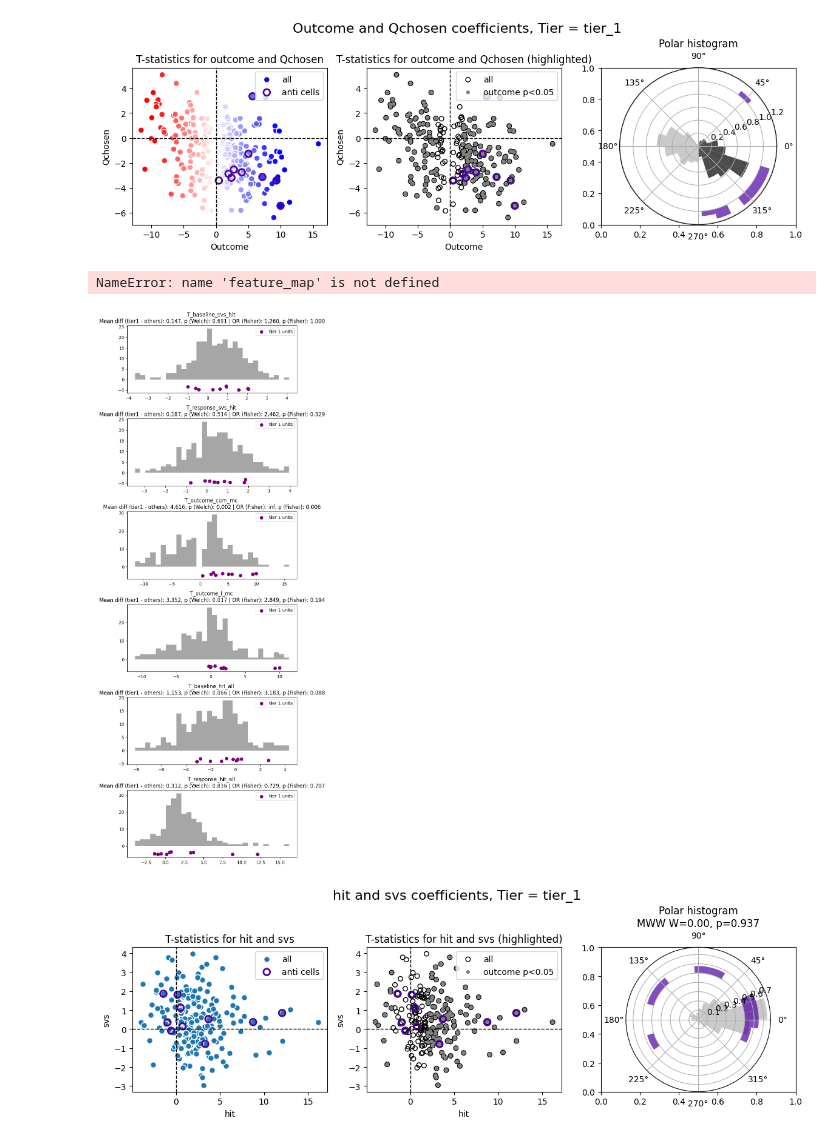
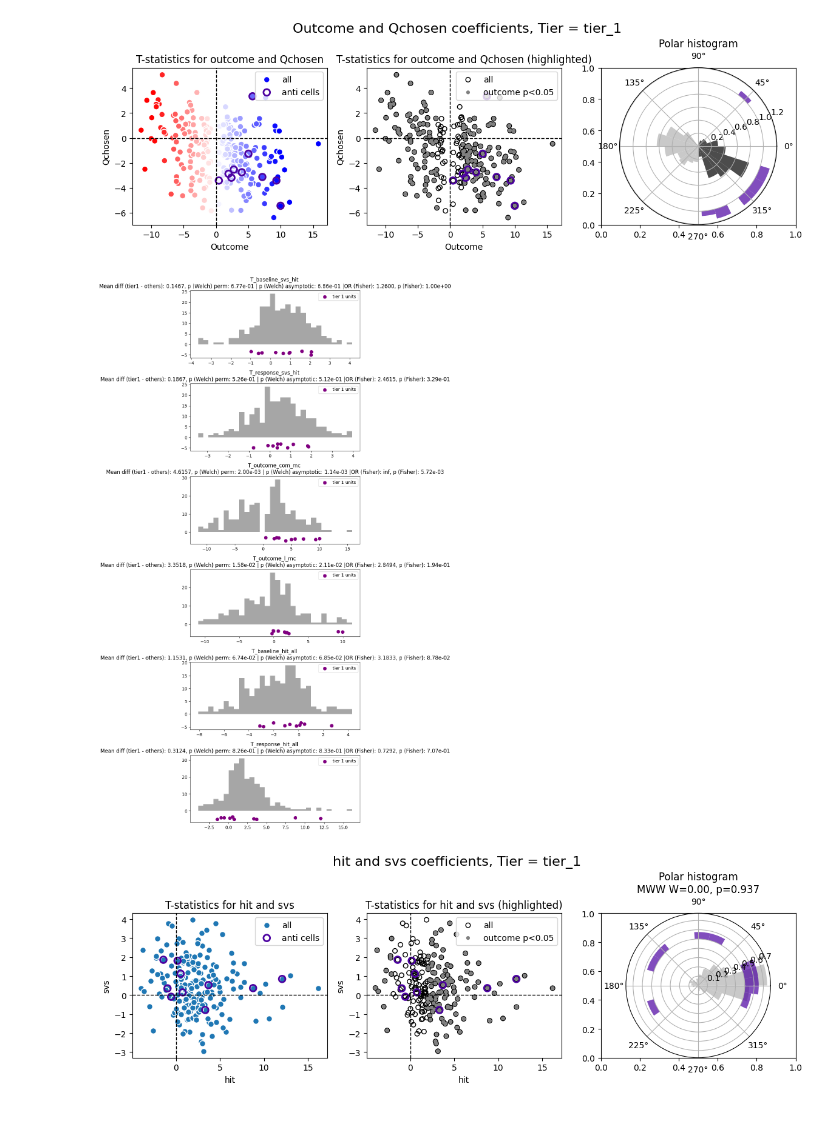
Before and after one commit to AllenNeuralDynamics/aind-beh-ephys-analysis, a Jupyter notebook: code/beh_ephys_analysis/session_combine/manuscript_figures/F_ephys_behavior_action&outcome.ipynb, the cells around one changed output. Saved outputs shown, nothing was run; the diff lists cells and outputs as text; code cells hidden in the pictures.

Commit message:
count

```diff
--- a/code/beh_ephys_analysis/session_combine/manuscript_figures/F_ephys_behavior_action&outcome.ipynb
+++ b/code/beh_ephys_analysis/session_combine/manuscript_figures/F_ephys_behavior_action&outcome.ipynb
@@ -51,6 +52,8 @@ warnings.filterwarnings('ignore')
 # Load data
 # %%
 target_folder = '/root/capsule/scratch/manuscript/F_ephys_beh_action&outcome'
+mesh_file = '/root/capsule/data/LC_percentile_meshes/new_core_mesh.obj'
+mesh_file_old = '/root/capsule/scratch/combined/ccf_maps/20250418_transformed_remesh_10_ccf25.obj'
 if not os.path.exists(target_folder):
     os.makedirs(target_folder)
 # %%
@@ -1150,0 +1168,12 @@ plt.savefig(os.path.join(target_folder, f'{y_val}_vs_{x_val}_color-code_{color_c
+# %%
+fig, axes = plt.subplots(1, 3)
+for plane, ax in zip(planes.keys(), axes):
+    plane_axes = planes[plane]
+    # fill old countour
+    for c in mesh_contours_old[plane]:
+        ax.fill(c[:, 0], c[:, 1], color='lightgray', alpha=0.7, linewidth=0)
+
+    ax.scatter(mesh_vertices_mm[:, plane_axes[0]], mesh_vertices_mm[:, plane_axes[1]], s=0.1, color='black', edgecolor = 'none')
+    ax.set_aspect('equal')
+plt.tight_layout()
+fig.savefig(os.path.join(target_folder, 'old_vs_new_mesh_projection.pdf'))
@@ -1271,9 +1296,9 @@ for ind, feature, colormap in zip(range(len(feature_map.keys())), feature_map.ke
         #     mesh_vertices_mm[:, planes[plane][1]],
         #     color='k', alpha=0.4, s=0.05, edgecolors='none'
         # )
-        for c in mesh_contours[plane]:
-            ax.fill(c[:, 0], c[:, 1], color='lightgray', alpha=0.7, linewidth=0)
-
+        # for c in mesh_contours[plane]:
+        #     ax.fill(c[:, 0], c[:, 1], color='lightgray', alpha=0.7, linewidth=0)
+        mesh = ax.scatter(mesh_vertices_mm[:, planes[plane][0]], mesh_vertices_mm[:, planes[plane][1]], s=0.1, color='black', edgecolor = 'none', alpha=0.3)
         # scatter the points (alpha-scaled)
 
         sc = ax.scatter(
@@ -1617,7 +1642,7 @@ for feature in feature_map.keys():
         features_combined[feature].values[filter],
         features_combined['tier_1'].astype(bool).values[filter],
         alternative="two-sided",
-        permutations=20000,
+        permutations=5000,
         seed=0,
     )
 
@@ -1625,7 +1650,7 @@ for feature in feature_map.keys():
         (features_combined[feature].values[filter] > 0).astype(int),
         features_combined['tier_1'].astype(bool).values[filter],
         alternative="two-sided",
-        permutations=20000,
+        permutations=5000,
         seed=0,
     )
 
@@ -1633,40 +1658,39 @@ for feature in feature_map.keys():
         "welch_shift": result,
         "binary_shift": result_z,
     }
-# %% [output]
-NameError: name 'feature_map' is not defined
 # %%
 # histogram of all other features with dots of antidromic tier1 units on top
 # filter = np.array(features_combined['be_filter'].values, dtype=bool)
 # filter = filter & (features_combined['bl_mean'].values >= 2)
 # filter = filter & (~features_combined['sd'].isnull())
 
 filter = features_combined['selected'].values
 fig, axes = plt.subplots(len(feature_map.keys()), 1, figsize=(6, 3 * len(feature_map.keys())))
 for ind, feature in enumerate(feature_map.keys()):
     ax_hist = axes[ind]
     ax_hist.hist(features_combined[feature].values[filter], bins=30, color='gray', alpha=0.7)
     ax_hist.set_title(feature)
 
     # antidromic tier 1 units
     tier1_units = features_combined[features_combined['tier_1'].astype(bool) & filter][feature].values
     ax_hist.scatter(tier1_units, np.zeros_like(tier1_units)-5 + np.random.rand(len(tier1_units))*2, color='purple', s=50, label='tier 1 units', zorder=5)
     ax_hist.legend()
 
     ax_hist.set_title(
         f"{feature} \n"
-        f"Mean diff (tier1 - others): {results_tier1_vs_untier1[feature]['welch_shift']['mean_diff_P_minus_U']:.3f}, "
-        f"p (Welch): {results_tier1_vs_untier1[feature]['welch_shift']['p_value_permutation']:.3f} | "
-        f"OR (Fisher): {results_tier1_vs_untier1[feature]['binary_shift']['odds_ratio_fisher']:.3f}, "
-        f"p (Fisher): {results_tier1_vs_untier1[feature]['binary_shift']['p_value_fisher']:.3f}"
+        f"Mean diff (tier1 - others): {results_tier1_vs_untier1[feature]['welch_shift']['mean_diff_P_minus_U']:.4f}, "
+        f"p (Welch) perm: {results_tier1_vs_untier1[feature]['welch_shift']['p_value_permutation']:.2e} | "
+        f"p (Welch) asymptotic: {results_tier1_vs_untier1[feature]['welch_shift']['p_value_asymptotic']:.2e} |"
+        f"OR (Fisher): {results_tier1_vs_untier1[feature]['binary_shift']['odds_ratio_fisher']:.4f}, "
+        f"p (Fisher): {results_tier1_vs_untier1[feature]['binary_shift']['p_value_fisher']:.2e}"
     )
 # increase spacing
 plt.subplots_adjust(hspace=0.5)
 plt.tight_layout()
 # save
 plt.savefig(os.path.join(target_folder, f'histograms_features_with_tier1_dots_{criteria_name}.pdf'), bbox_inches='tight')
 # %% [output]
-[figure, old version]
+[figure, new version]
 # %%
 import numpy as np
 
```
Also changed, not shown: parts of 18 cells of this notebook, 1 other file.
